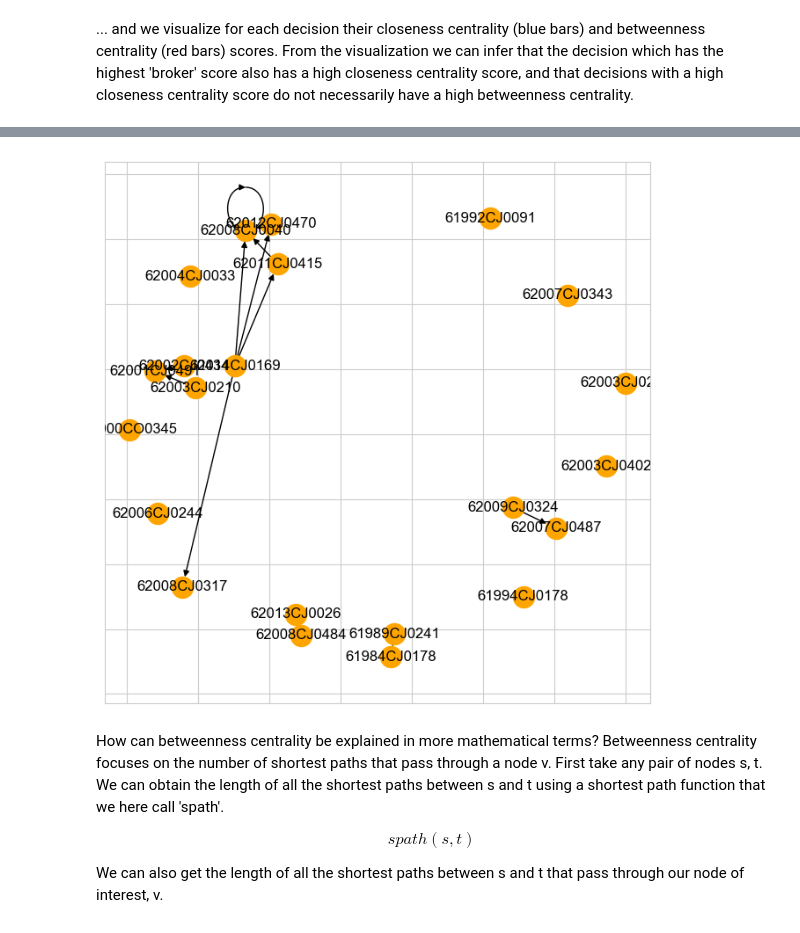
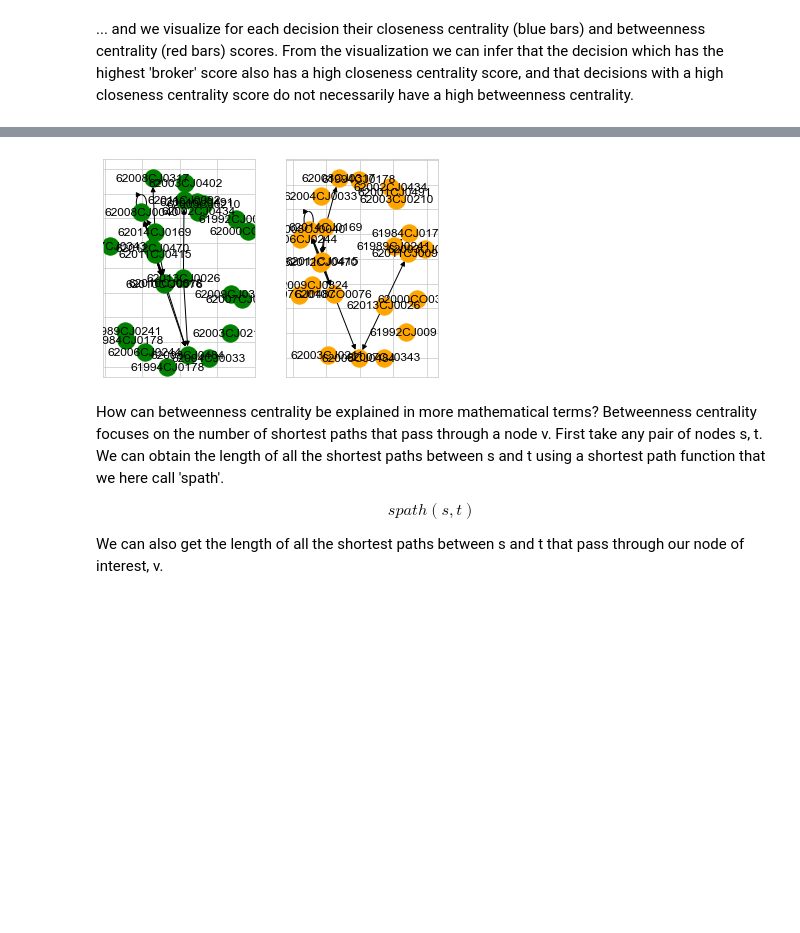
Before and after one commit to maastrichtlawtech/legalnetworkanalysis_textbook, a Jupyter notebook: network_analysis.ipynb, the cells around one changed output, grey strips where cells are left out. Saved outputs shown, nothing was run; the diff lists cells and outputs as text; code cells hidden in the pictures; blank space fills up the shorter version.

```diff
--- a/network_analysis.ipynb
+++ b/network_analysis.ipynb
@@ -1515,15 +1477,18 @@ The cases with CELEX numbers xxx are the decisions with the highest betweeenness
 # %%
-###REDO WHEN RESULTS FROM PREVIOUS ANALYSES ARE FIXED.
+fig, ax = plt.subplots(nrows=1, ncols=2)
+
+pos = nx.spring_layout(g_consprot2, seed =123)
+nx.draw_networkx_nodes(g_consprot2, pos=pos, node_color="green", ax=ax[0])
+nx.draw_networkx_edges(g_consprot2, pos=pos, ax=ax[0])
+nx.draw_networkx_labels(g_consprot2, pos=pos, ax=ax[0])
 
 g_consprot3 = g_consprot2.subgraph([x for x in g_consprot2.nodes if not x=="62010CJ0618"])
-g_consprot3 = g_consprot3.subgraph([x for x in g_consprot3.nodes if not x=="62010CO0076"])
-g_consprot3 = g_consprot3.subgraph([x for x in g_consprot3.nodes if not x=="62011CJ0092"])
 pos = nx.spring_layout(g_consprot3, seed =123)
-nx.draw_networkx_nodes(g_consprot3, pos=pos, node_color="orange")
-nx.draw_networkx_edges(g_consprot3, pos=pos)
-nx.draw_networkx_labels(g_consprot3, pos=pos);
+nx.draw_networkx_nodes(g_consprot3, pos=pos, node_color="orange", ax=ax[1])
+nx.draw_networkx_edges(g_consprot3, pos=pos, ax=ax[1])
+nx.draw_networkx_labels(g_consprot3, pos=pos, ax=ax[1]);
 # %% [output]
-[figure, old version]
+[figure, new version]
 # %% [markdown]
 How can betweenness centrality be explained in more mathematical terms? Betweenness centrality focuses on the number of shortest paths that pass through a node v. First take any pair of nodes s, t. We can obtain the length of all the shortest paths between s and t using a shortest path function that we here call 'spath'.
 
```
Also changed, not shown: parts of 21 cells of this notebook.
